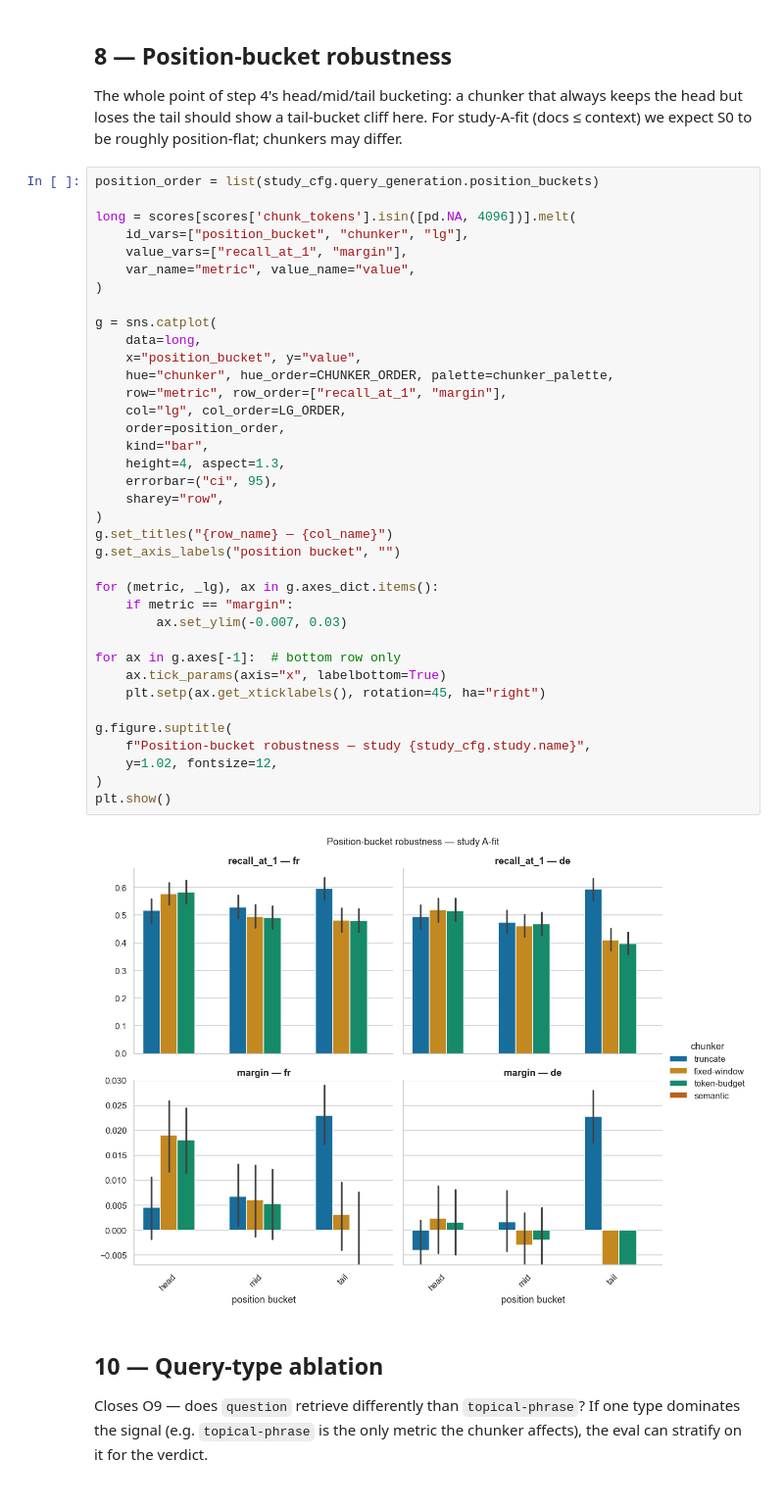
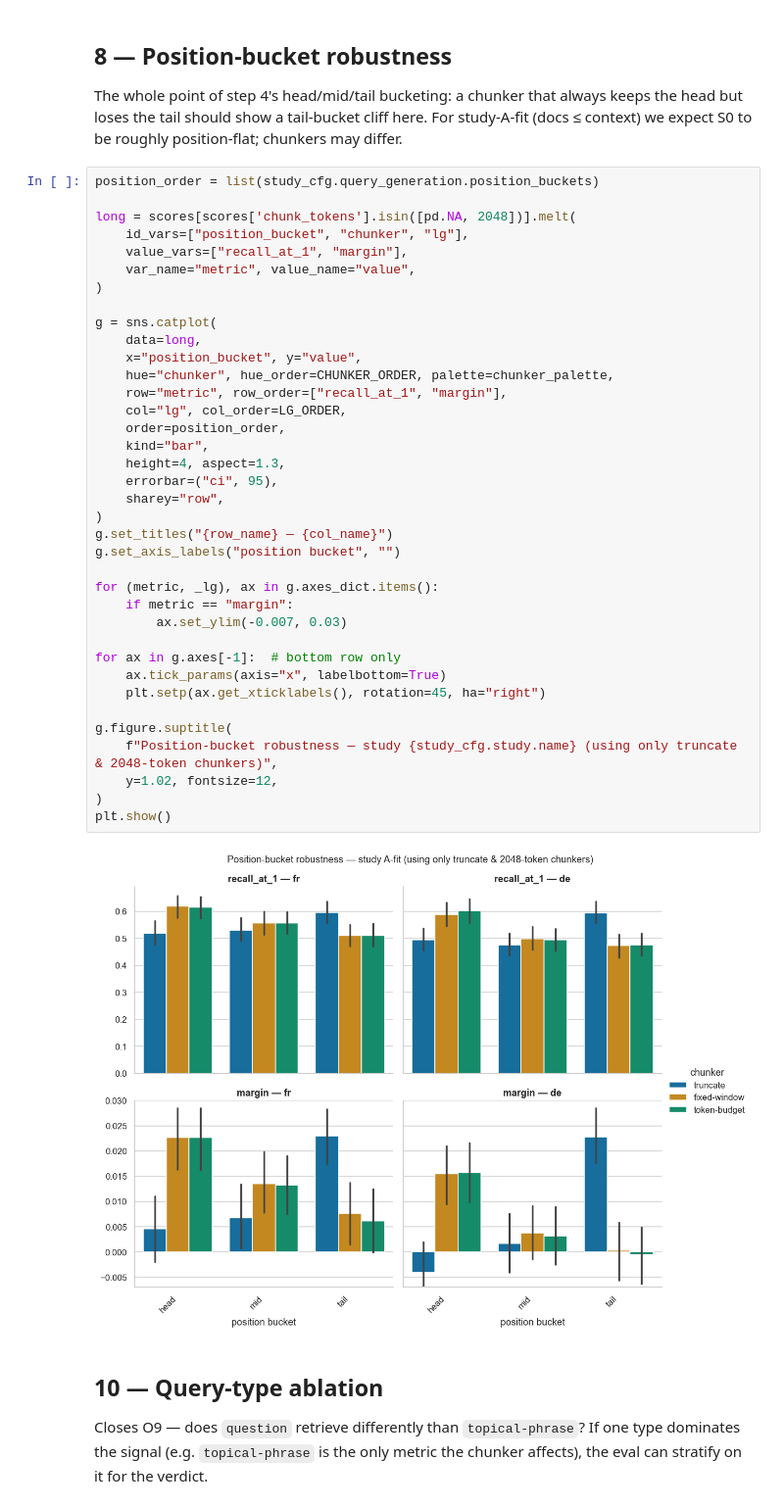
Before and after one commit to impresso/impresso-text-embedder, a Jupyter notebook: notebooks/A-fit-eval.ipynb, the cells around one changed output. Shown at 98% size. Cells and saved outputs as stored; diff of their text form.

```diff
--- a/notebooks/A-fit-eval.ipynb
+++ b/notebooks/A-fit-eval.ipynb
@@ -352,42 +352,42 @@ chunkers may differ.
 # %%
 position_order = list(study_cfg.query_generation.position_buckets)
 
-long = scores[scores['chunk_tokens'].isin([pd.NA, 4096])].melt(
+long = scores[scores['chunk_tokens'].isin([pd.NA, 2048])].melt(
     id_vars=["position_bucket", "chunker", "lg"],
     value_vars=["recall_at_1", "margin"],
     var_name="metric", value_name="value",
 )
 
 g = sns.catplot(
     data=long,
     x="position_bucket", y="value",
     hue="chunker", hue_order=CHUNKER_ORDER, palette=chunker_palette,
     row="metric", row_order=["recall_at_1", "margin"],
     col="lg", col_order=LG_ORDER,
     order=position_order,
     kind="bar",
     height=4, aspect=1.3,
     errorbar=("ci", 95),
     sharey="row",
 )
 g.set_titles("{row_name} — {col_name}")
 g.set_axis_labels("position bucket", "")
 
 for (metric, _lg), ax in g.axes_dict.items():
     if metric == "margin":
         ax.set_ylim(-0.007, 0.03)
 
 for ax in g.axes[-1]:  # bottom row only
     ax.tick_params(axis="x", labelbottom=True)
     plt.setp(ax.get_xticklabels(), rotation=45, ha="right")
 
 g.figure.suptitle(
-    f"Position-bucket robustness — study {study_cfg.study.name}",
+    f"Position-bucket robustness — study {study_cfg.study.name} (using only truncate & 2048-token chunkers)",
     y=1.02, fontsize=12,
 )
 plt.show()
 # %% [output]
-[figure, old version]
+[figure, new version]
 # %% [markdown]
 ## 10 — Query-type ablation
 
```
Also changed, not shown: parts of 1 cell of this notebook, 2 other files.
